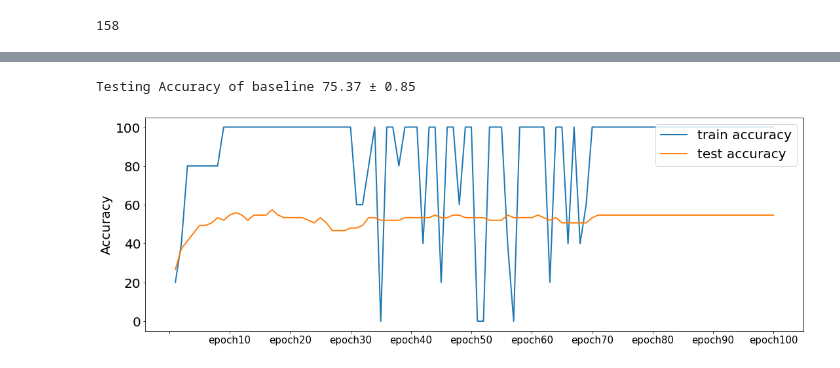
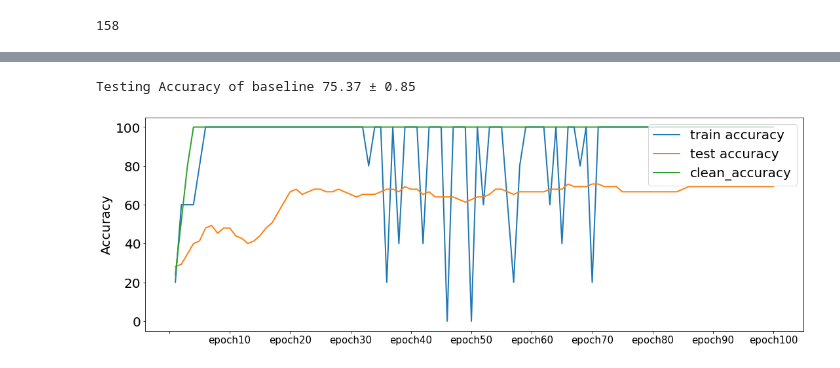
Before and after one commit to kimyuji/Fine-tune-with-Few-Samples, a Jupyter notebook: check_acc.ipynb, the cells around one changed output, grey strips where cells are left out. Cells and saved outputs as stored; diff of their text form; code cells hidden in the pictures.

```diff
--- a/check_acc.ipynb
+++ b/check_acc.ipynb
@@ -194,24 +153,25 @@ display(result)
 # %%
 data = 'crop'
-episode = 547
+episode = 30 #547
 # %%
 # middle
 train_acc = pd.read_csv('./logs/baseline/output/resnet10_simclr_LS_default/{}/05way_001shot_head_default/train_history_cutmix_v1_30_70.csv'.format(data), index_col='Unnamed: 0')
+clean_acc = pd.read_csv('./logs/baseline/output/resnet10_simclr_LS_default/mini_test/05way_005shot_head_default/test_clean_history_cutmix_v1_30_70.csv'.format(data), index_col='Unnamed: 0')
 test_acc = pd.read_csv('./logs/baseline/output/resnet10_simclr_LS_default/{}/05way_001shot_head_default/test_history_cutmix_v1_30_70.csv'.format(data), index_col='Unnamed: 0')
 train_acc_clean = pd.read_csv('./logs/baseline/output/resnet10_simclr_LS_default/{}/05way_001shot_head_default/test_clean_history_cutmix_v1_30_70.csv'.format(data), index_col='Unnamed: 0')
 print ('Testing Accuracy of baseline {:.2f} ± {:.2f}'.format(test_acc.mean()[-1] * 100,
                                          1.96 * test_acc.std()[-1] / np.sqrt(600) * 100))
 fig = plt.figure(figsize=(18,6))
 
 plt.plot(train_acc.loc[episode]*100, label='train accuracy'.format(episode))
 plt.plot(test_acc.loc[episode]*100, label='test accuracy'.format(episode))
-#plt.plot(train_acc_clean.loc[episode]*100, label='clean_accuracy'.format(episode))
+plt.plot(clean_acc.loc[episode]*100, label='clean_accuracy'.format(episode))
 plt.xticks(np.arange(-1, 100, 10), fontsize = 15)
 plt.yticks(fontsize = 20)
 plt.ylabel("Accuracy", fontsize=20)
 plt.legend(fontsize=20, loc=1)
 plt.show()
 plt.close()
 # %% [output]
 Testing Accuracy of baseline 75.37 ± 0.85
-[figure, old version]
+[figure, new version]
```
Also changed, not shown: parts of 12 cells of this notebook, 9 other files.
